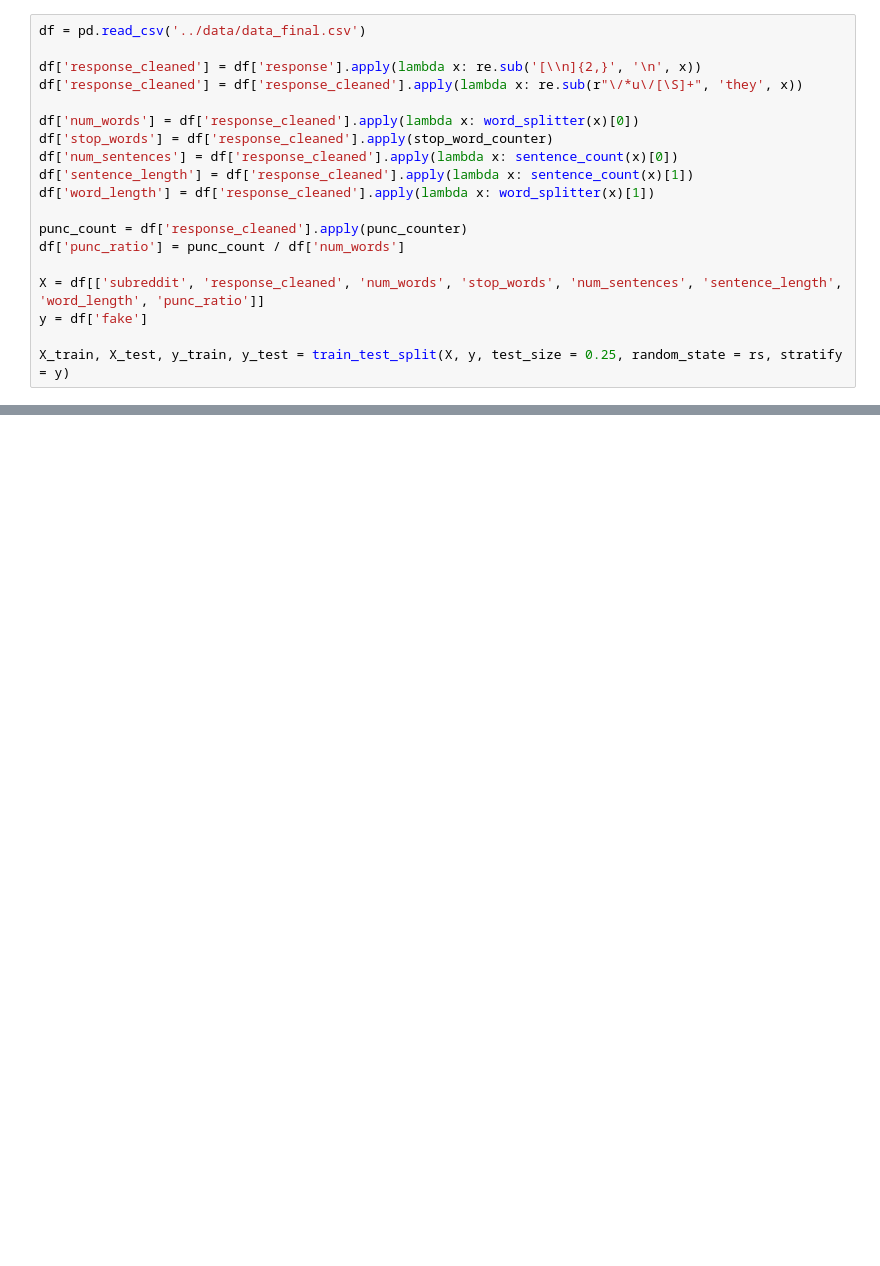
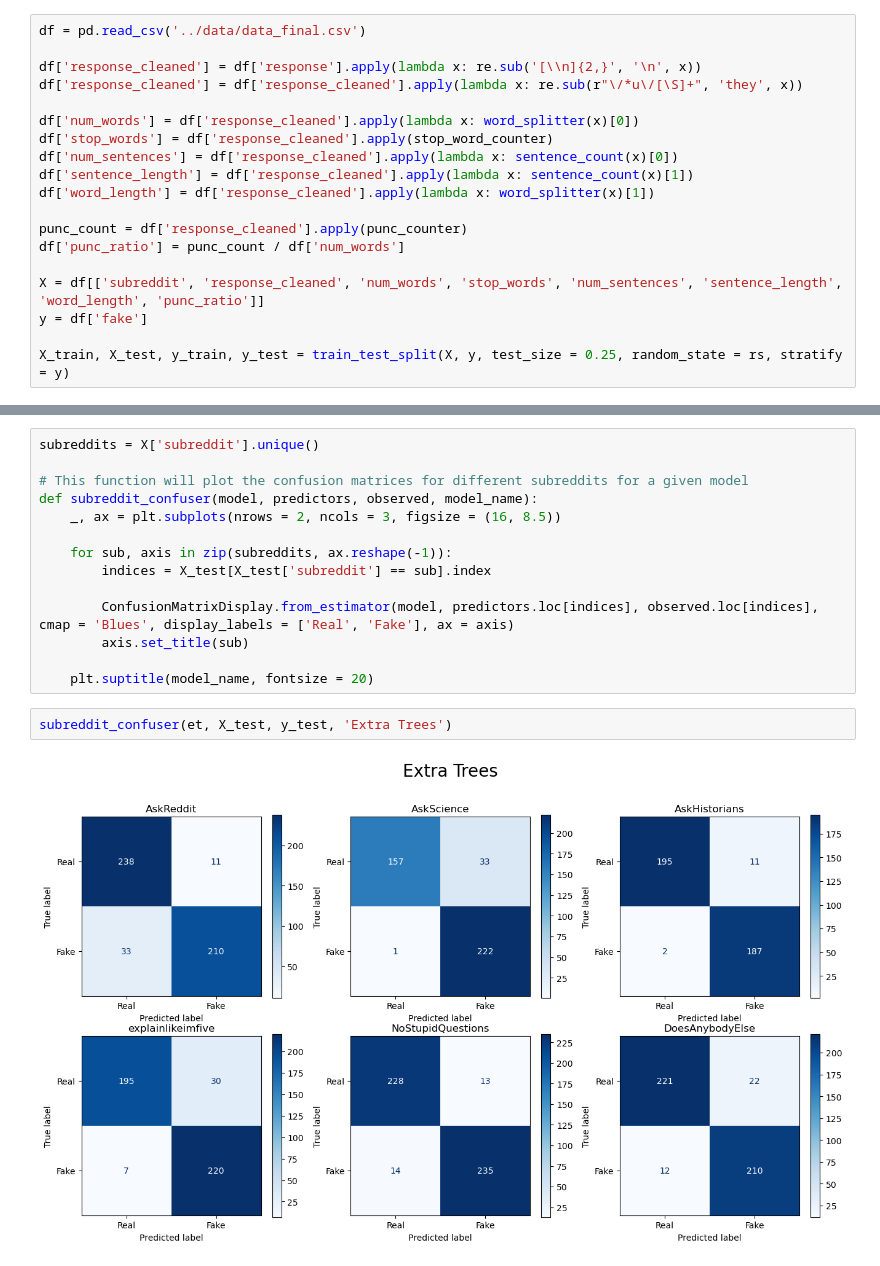
Before and after one commit to vijay-ravuri/reddit-comment-classification, a Jupyter notebook: code/04-Model_Evaluation.ipynb, the cells around one changed output, grey strips where cells are left out. Drawn from its saved outputs; the diff is of its cells as text; blank space fills up the shorter version.

```diff
--- a/code/04-Model_Evaluation.ipynb
+++ b/code/04-Model_Evaluation.ipynb
@@ -39,0 +117,18 @@ et.score(X_test, y_test)
+# %%
+subreddits = X['subreddit'].unique()
+
+# This function will plot the confusion matrices for different subreddits for a given model
+def subreddit_confuser(model, predictors, observed, model_name):
+    _, ax = plt.subplots(nrows = 2, ncols = 3, figsize = (16, 8.5))
+
+    for sub, axis in zip(subreddits, ax.reshape(-1)):
+        indices = X_test[X_test['subreddit'] == sub].index
+
+        ConfusionMatrixDisplay.from_estimator(model, predictors.loc[indices], observed.loc[indices], cmap = 'Blues', display_labels = ['Real', 'Fake'], ax = axis)
+        axis.set_title(sub)
+
+    plt.suptitle(model_name, fontsize = 20)
+# %%
+subreddit_confuser(et, X_test, y_test, 'Extra Trees')
+# %% [output]
+[figure, added]
```
Also changed, not shown: parts of 16 cells of this notebook, 1 other file.
